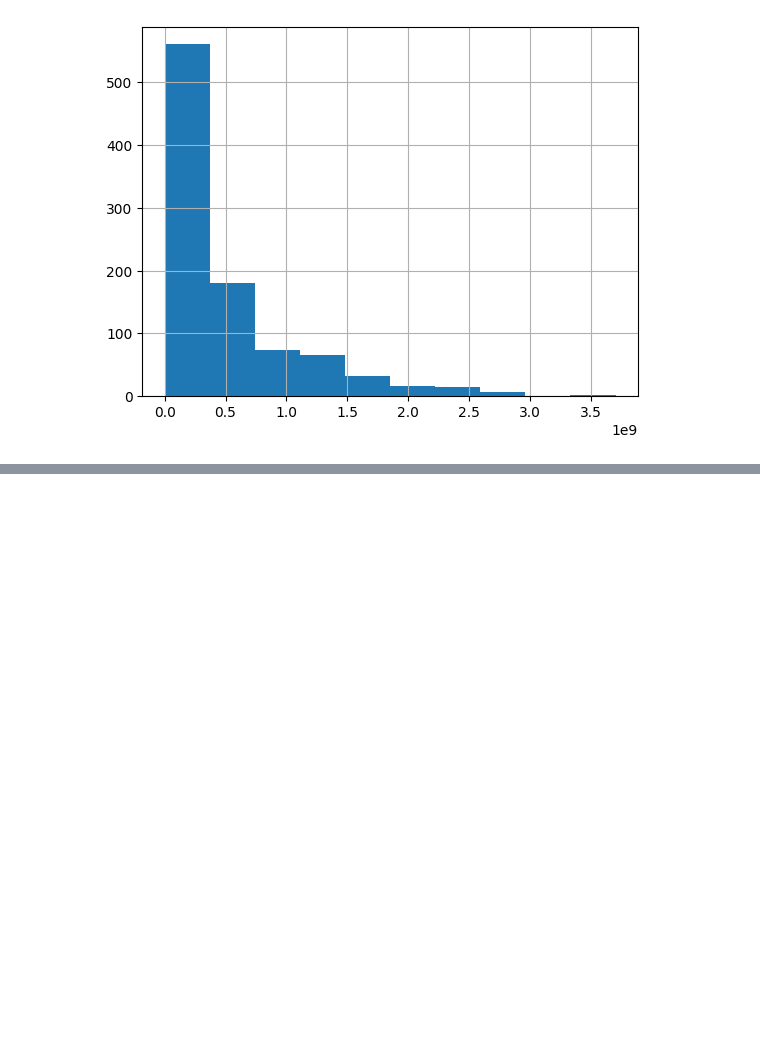
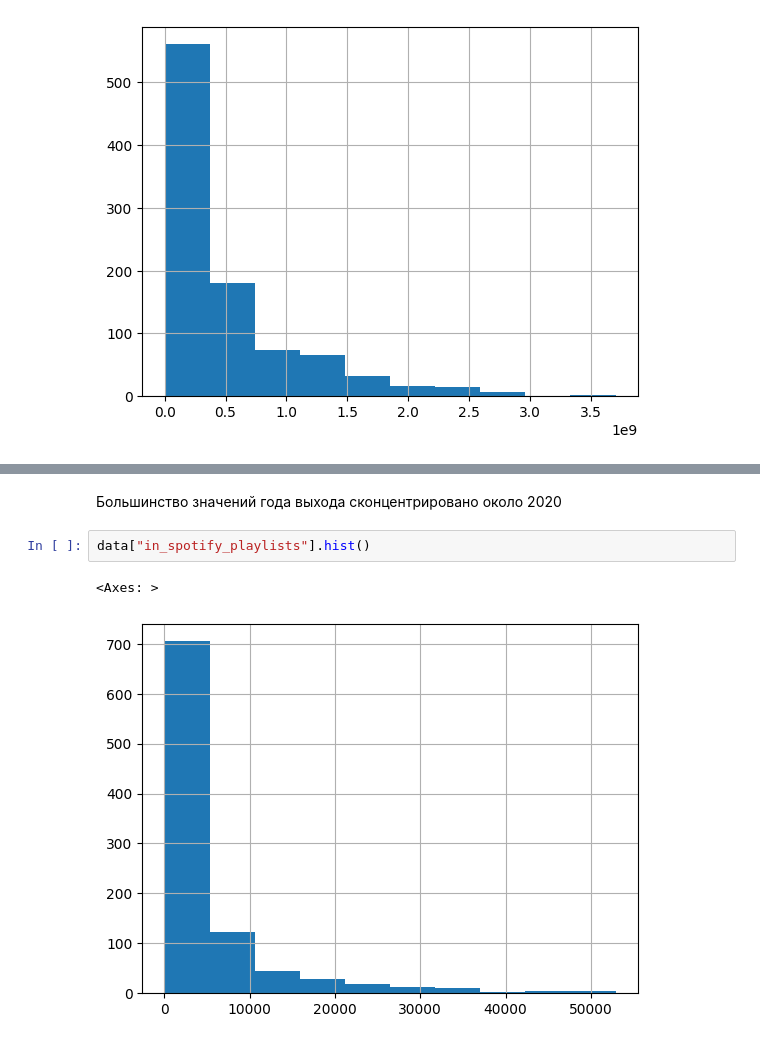
Before and after one commit to PolinaKliushova/ai_labs, a Jupyter notebook: 02_lab_EDA.ipynb, the cells around one changed output, grey strips where cells are left out. Cells and saved outputs as stored; diff of their text form; blank space fills up the shorter version.

```diff
--- a/02_lab_EDA.ipynb
+++ b/02_lab_EDA.ipynb
@@ -160,0 +224,7 @@ plt.show()
+# %% [markdown]
+Большинство значений года выхода сконцентрировано около 2020
+# %%
+data["in_spotify_playlists"].hist()
+# %% [output]
+<Axes: >
+[figure, added]
```
Also changed, not shown: parts of 35 cells of this notebook.
